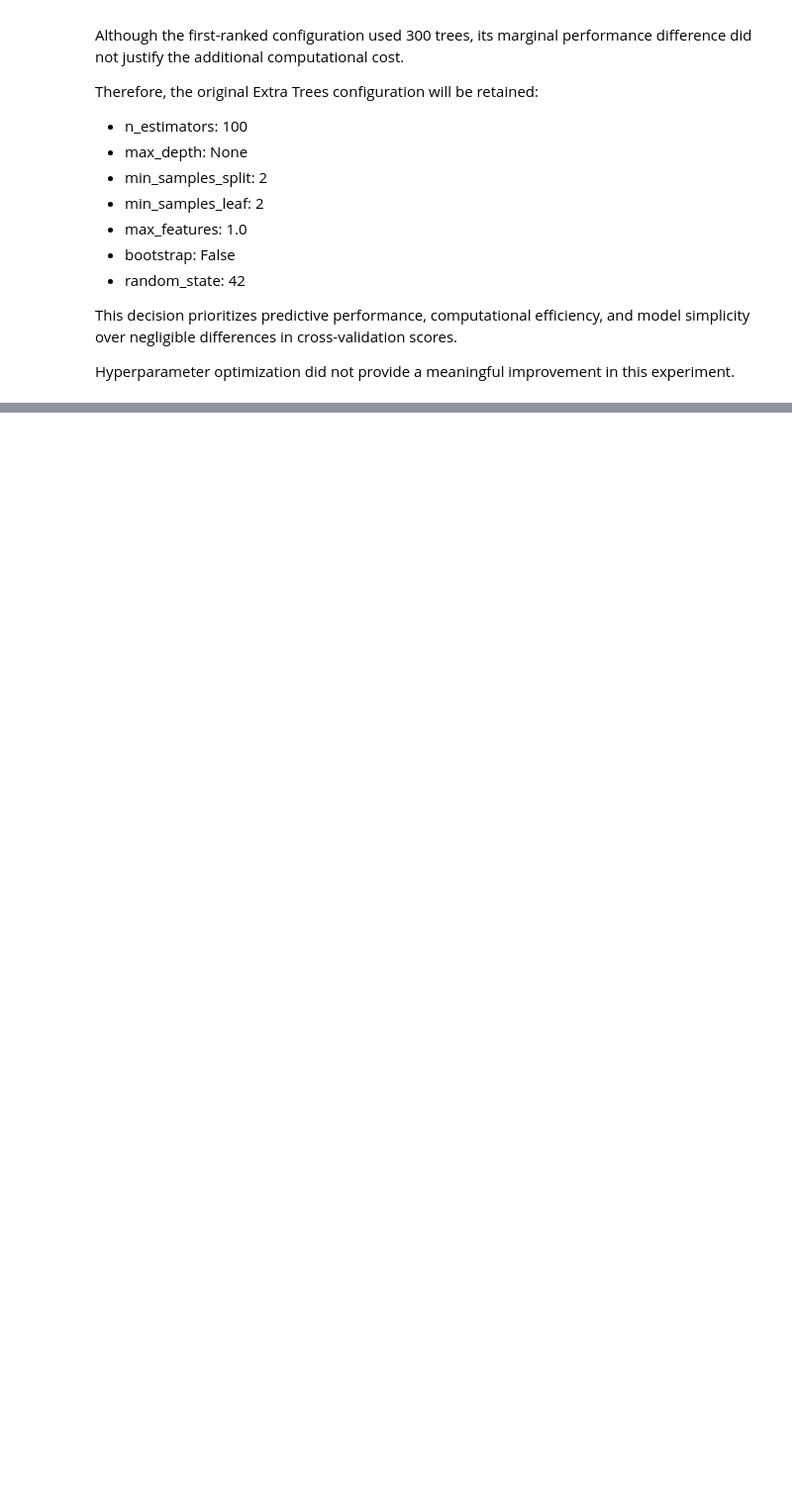
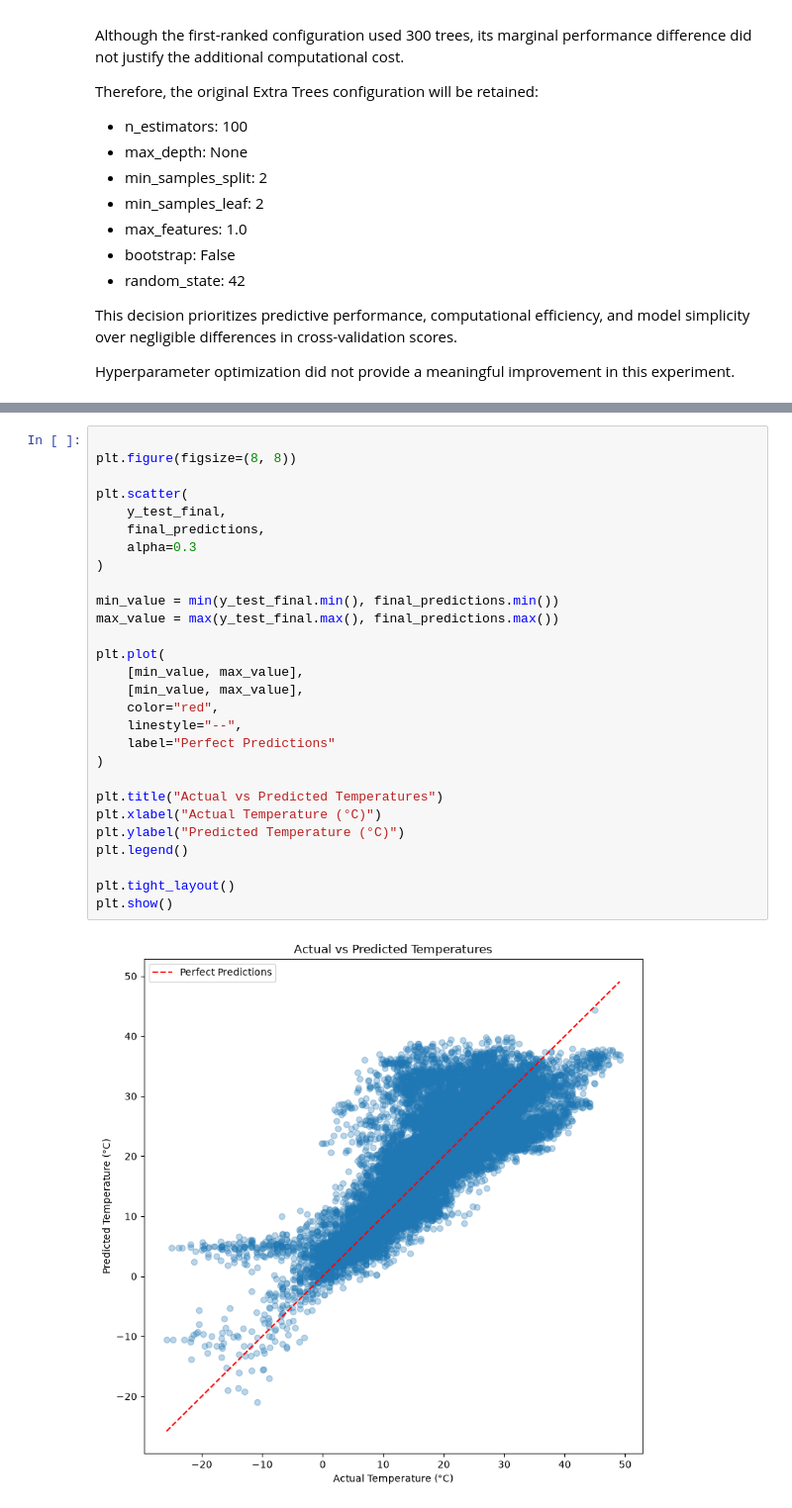
Before and after one commit to MosabOs/climate-geospatial-ml, a Jupyter notebook: notebooks/06_model_improvement.ipynb, the cells around one changed output, grey strips where cells are left out. Shown at 99% size. Drawn from its saved outputs; the diff is of its cells as text; blank space fills up the shorter version.

```diff
--- a/notebooks/06_model_improvement.ipynb
+++ b/notebooks/06_model_improvement.ipynb
@@ -2228,0 +2446,30 @@ Hyperparameter optimization did not provide a meaningful improvement in this exp
+# %%
+
+plt.figure(figsize=(8, 8))
+
+plt.scatter(
+    y_test_final,
+    final_predictions,
+    alpha=0.3
+)
+
+min_value = min(y_test_final.min(), final_predictions.min())
+max_value = max(y_test_final.max(), final_predictions.max())
+
+plt.plot(
+    [min_value, max_value],
+    [min_value, max_value],
+    color="red",
+    linestyle="--",
+    label="Perfect Predictions"
+)
+
+plt.title("Actual vs Predicted Temperatures")
+plt.xlabel("Actual Temperature (°C)")
+plt.ylabel("Predicted Temperature (°C)")
+plt.legend()
+
+plt.tight_layout()
+plt.show()
+# %% [output]
+[figure, added]
```
Also changed, not shown: parts of 35 cells of this notebook, 2 other files.
